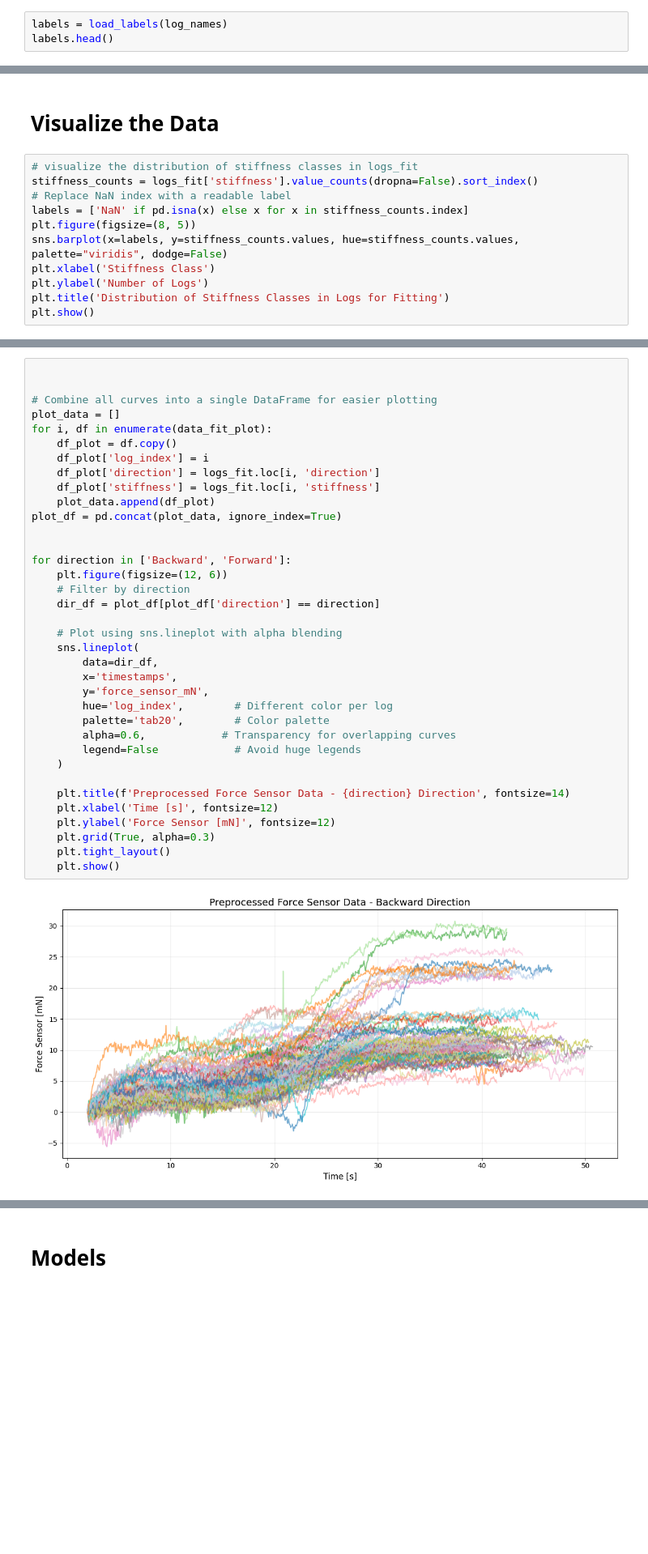
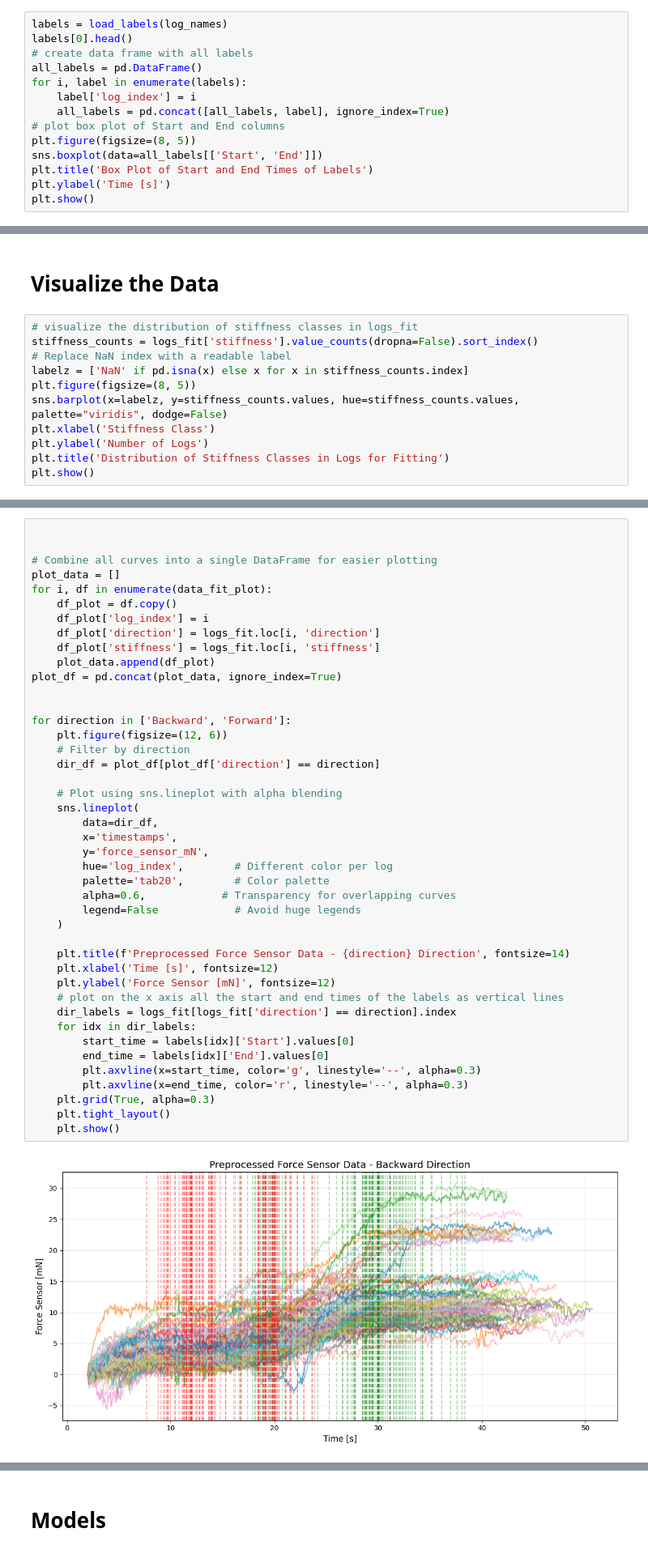
Before and after one commit to oskarboesch/TREX-Semester-Project, a Jupyter notebook: notebooks/data_anaylsis.ipynb, the cells around one changed output, grey strips where cells are left out. Shown at 81% size. Drawn from its saved outputs; the diff is of its cells as text; blank space fills up the shorter version.

```diff
--- a/notebooks/data_anaylsis.ipynb
+++ b/notebooks/data_anaylsis.ipynb
@@ -47,5 +47,16 @@ print(f"Found {sum(log_names['direction'] == 'Backward')} logs with direction Ba
 Found 103 logs with direction Backwards and 102 logs with direction Forwards.
 # %%
 labels = load_labels(log_names)
-labels.head()
+labels[0].head()
+# create data frame with all labels
+all_labels = pd.DataFrame()
+for i, label in enumerate(labels):
+    label['log_index'] = i
+    all_labels = pd.concat([all_labels, label], ignore_index=True)
+# plot box plot of Start and End columns
+plt.figure(figsize=(8, 5))
+sns.boxplot(data=all_labels[['Start', 'End']])
+plt.title('Box Plot of Start and End Times of Labels')
+plt.ylabel('Time [s]')
+plt.show()
 # %% [output]
@@ -87,9 +106,9 @@ Preprocessing time: 1.024 s
 # visualize the distribution of stiffness classes in logs_fit
 stiffness_counts = logs_fit['stiffness'].value_counts(dropna=False).sort_index()
 # Replace NaN index with a readable label
-labels = ['NaN' if pd.isna(x) else x for x in stiffness_counts.index]
+labelz = ['NaN' if pd.isna(x) else x for x in stiffness_counts.index]
 plt.figure(figsize=(8, 5))
-sns.barplot(x=labels, y=stiffness_counts.values, hue=stiffness_counts.values, palette="viridis", dodge=False)
+sns.barplot(x=labelz, y=stiffness_counts.values, hue=stiffness_counts.values, palette="viridis", dodge=False)
 plt.xlabel('Stiffness Class')
 plt.ylabel('Number of Logs')
 plt.title('Distribution of Stiffness Classes in Logs for Fitting')
@@ -106,31 +125,38 @@ for i, df in enumerate(data_fit_plot):
     df_plot['log_index'] = i
     df_plot['direction'] = logs_fit.loc[i, 'direction']
     df_plot['stiffness'] = logs_fit.loc[i, 'stiffness']
     plot_data.append(df_plot)
 plot_df = pd.concat(plot_data, ignore_index=True)
 
 
 for direction in ['Backward', 'Forward']:
     plt.figure(figsize=(12, 6))
     # Filter by direction
     dir_df = plot_df[plot_df['direction'] == direction]
 
     # Plot using sns.lineplot with alpha blending
     sns.lineplot(
         data=dir_df,
         x='timestamps',
         y='force_sensor_mN',
         hue='log_index',        # Different color per log
         palette='tab20',        # Color palette
         alpha=0.6,            # Transparency for overlapping curves
         legend=False            # Avoid huge legends
     )
 
     plt.title(f'Preprocessed Force Sensor Data - {direction} Direction', fontsize=14)
     plt.xlabel('Time [s]', fontsize=12)
     plt.ylabel('Force Sensor [mN]', fontsize=12)
+    # plot on the x axis all the start and end times of the labels as vertical lines
+    dir_labels = logs_fit[logs_fit['direction'] == direction].index
+    for idx in dir_labels:
+        start_time = labels[idx]['Start'].values[0]
+        end_time = labels[idx]['End'].values[0]
+        plt.axvline(x=start_time, color='g', linestyle='--', alpha=0.3)
+        plt.axvline(x=end_time, color='r', linestyle='--', alpha=0.3)
     plt.grid(True, alpha=0.3)
     plt.tight_layout()
     plt.show()
 # %% [output]
-[figure, old version]
+[figure, new version]
```
Also changed, not shown: parts of 5 cells of this notebook, 7 other files.
